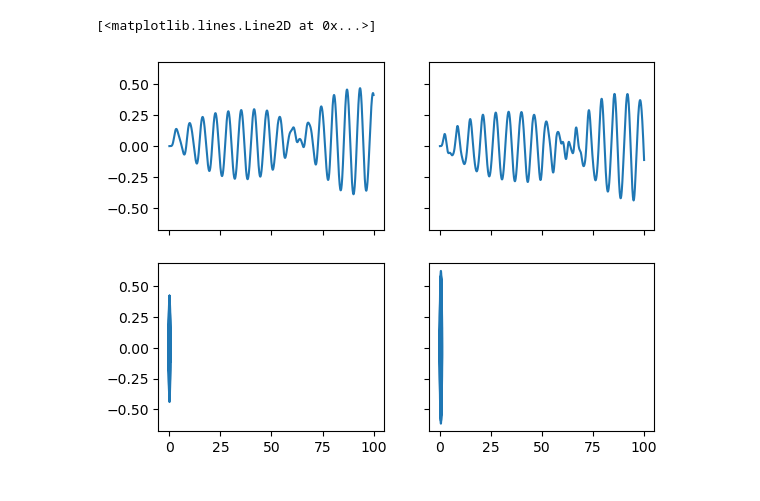
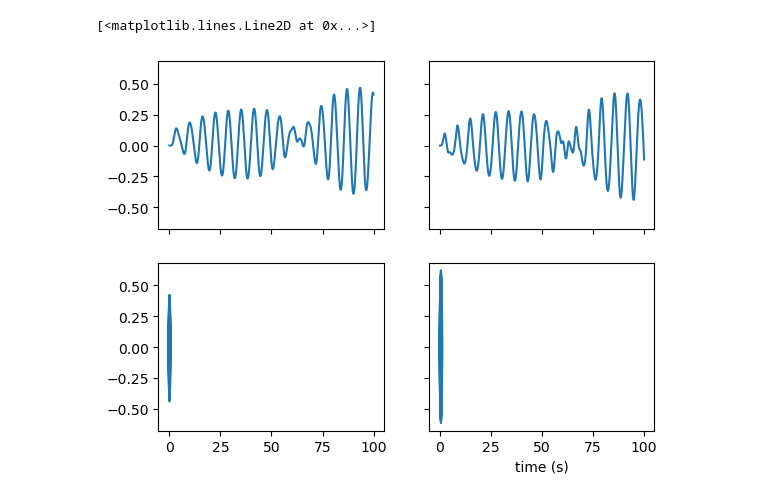
Before and after one commit to JiPang22/23-01-21, a Jupyter notebook: doublependulem.ipynb, the cells around one changed output. Saved outputs shown, nothing was run; the diff lists cells and outputs as text; code cells hidden in the pictures.

```diff
--- a/doublependulem.ipynb
+++ b/doublependulem.ipynb
@@ -1,20 +1,21 @@
 # %%
 from math import *
 import matplotlib.pyplot as plt
 tv=[];th1v=[];th2v=[];w1v=[];w2v=[]
 t=0;dt=1e-2;th1=0;th2=0;w1=0;w2=0;al1=0;al2=1
 while t<100:
     tv.append(t);th1v.append(th1);th2v.append(th2);w1v.append(w1);w2v.append(w2)
     dw1=(1/2)*al2*cos(th1-th2)+(1/2)*w2**2*sin(th1-th2)-sin(th1)
     dw2=-al1*cos(th1-th2)+w1**2*sin(th1-th2)-sin(th2)
     dth1=w1
     dth2=w2
     t+=dt;th1+=dth1*dt;th2+=dth2*dt;w1+=dw1*dt;w2+=dw2*dt
 fig, ax = plt.subplots(2, 2, sharex=True, sharey=True, squeeze=True)
-ax[0][0].plot(tv,th2v)      # left-top
+ax[0][0].plot(tv,th2v)              # left-top
+plt.xlabel('time (s)')
 ax[0][1].plot(tv,w2v)               # right-top
 ax[1][0].plot(th2v,w2v)            # left-bottom
-ax[1][1].plot(th1v,w1v)  # right-bottom
+ax[1][1].plot(th1v,w1v)         # right-bottom
 # %% [output]
 [<matplotlib.lines.Line2D at 0x...>]
-[figure, old version]
+[figure, new version]
```
Also changed, not shown: 1 other file.
